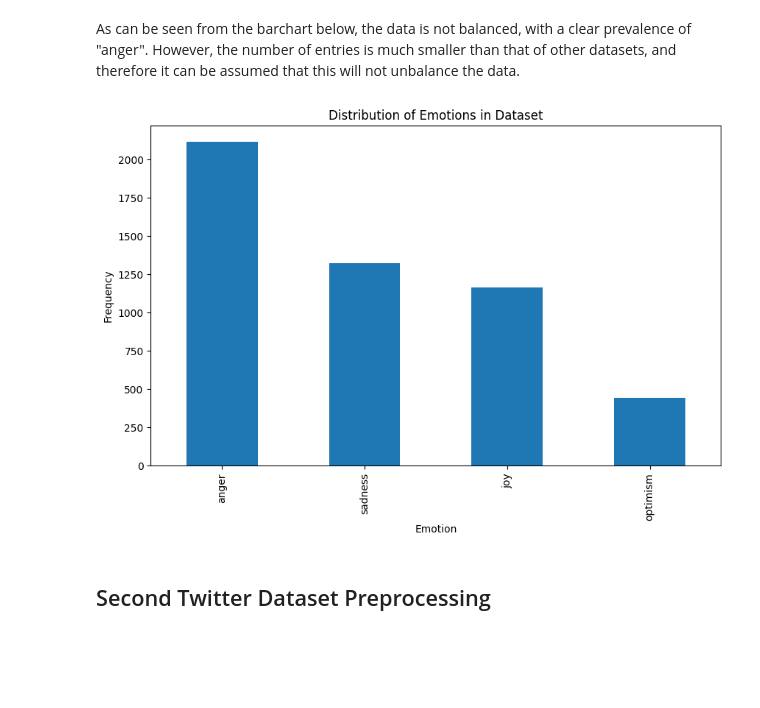
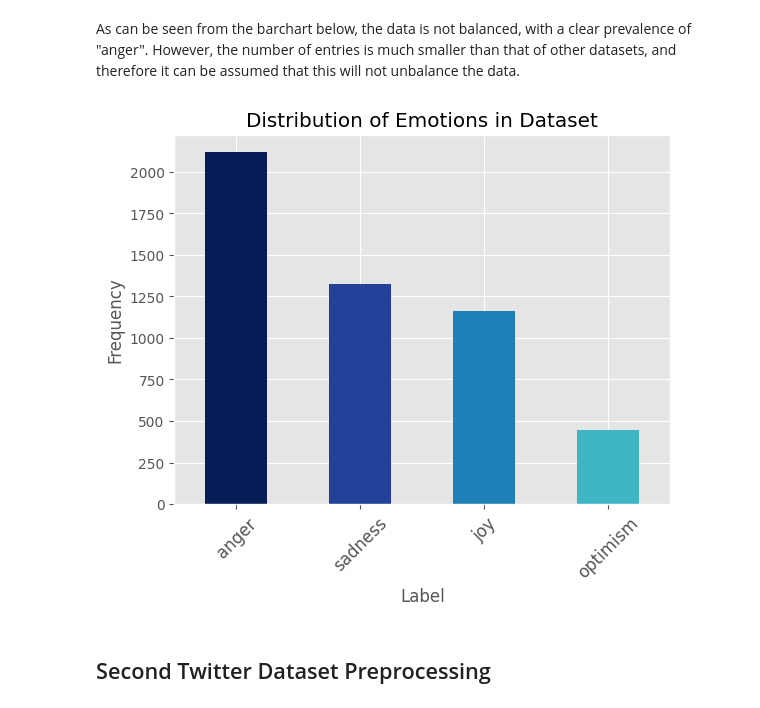
Before and after one commit to anyaachan/EmotionRecognition, a Jupyter notebook: notebooks/data_exploration.ipynb, the cells around one changed output. Drawn from its saved outputs; the diff is of its cells as text; code cells hidden in the pictures; blank space fills up the shorter version.

```diff
--- a/notebooks/data_exploration.ipynb
+++ b/notebooks/data_exploration.ipynb
@@ -149,7 +149,10 @@ for column in reddit_emotion_dataset.columns:
 emotions_count = pd.Series(emotions_count)
 emotions_count.sort_values(ascending=False, inplace=True)
 
-emotions_count.plot(kind='bar')
+plt.style.use('ggplot')
+colors = plt.cm.YlGnBu(np.linspace(1, 0.5, len(emotions_count)))
+emotions_count.plot(kind='bar', color=colors)
+
 plt.title('Distribution of Feature')
 plt.xlabel('Value')
 plt.ylabel('Frequency')
@@ -195,15 +198,17 @@ As can be seen from the barchart below, the data is not balanced, with a clear p
 # %%
 emotions_count = twitter_df_01['label'].value_counts()
 
-# Plotting
-plt.figure(figsize=(10, 6))
-emotions_count.plot(kind='bar')
+plt.style.use('ggplot')
+colors = plt.cm.YlGnBu(np.linspace(1, 0.5, len(emotions_count)))
+emotions_count.plot(kind='bar', color=colors)
+
 plt.title('Distribution of Emotions in Dataset')
-plt.xlabel('Emotion')
+plt.xlabel('Label')
 plt.ylabel('Frequency')
+plt.xticks(rotation=45, fontsize=12)
 plt.show()
 # %% [output]
-[figure, old version]
+[figure, new version]
 # %% [markdown]
 ## Second Twitter Dataset Preprocessing
 # %% [markdown]
```
Also changed, not shown: parts of 49 cells of this notebook, 5 other files.
